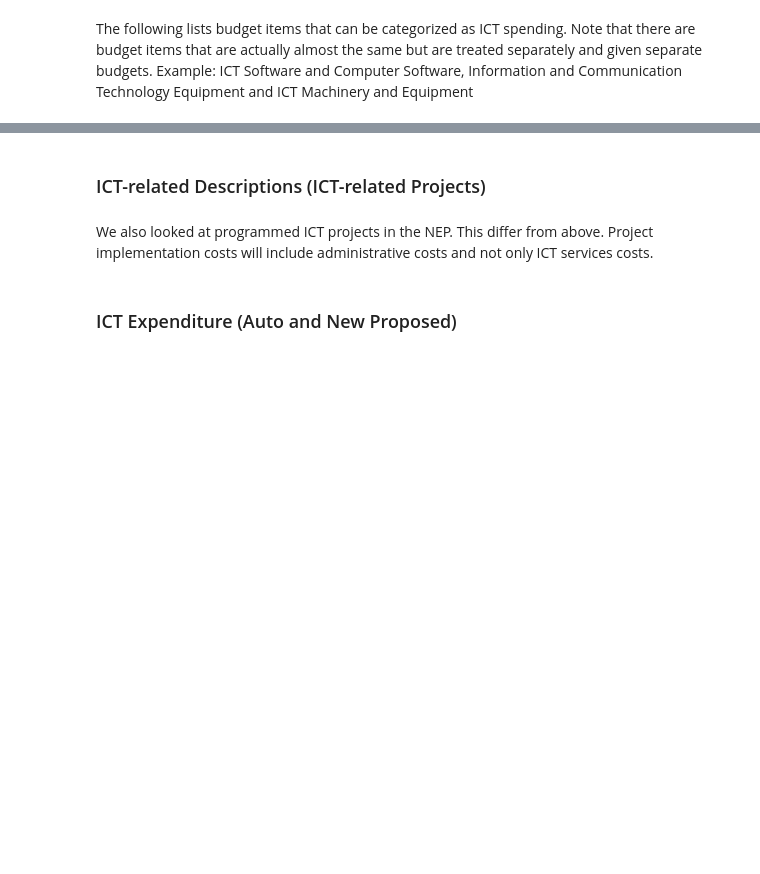
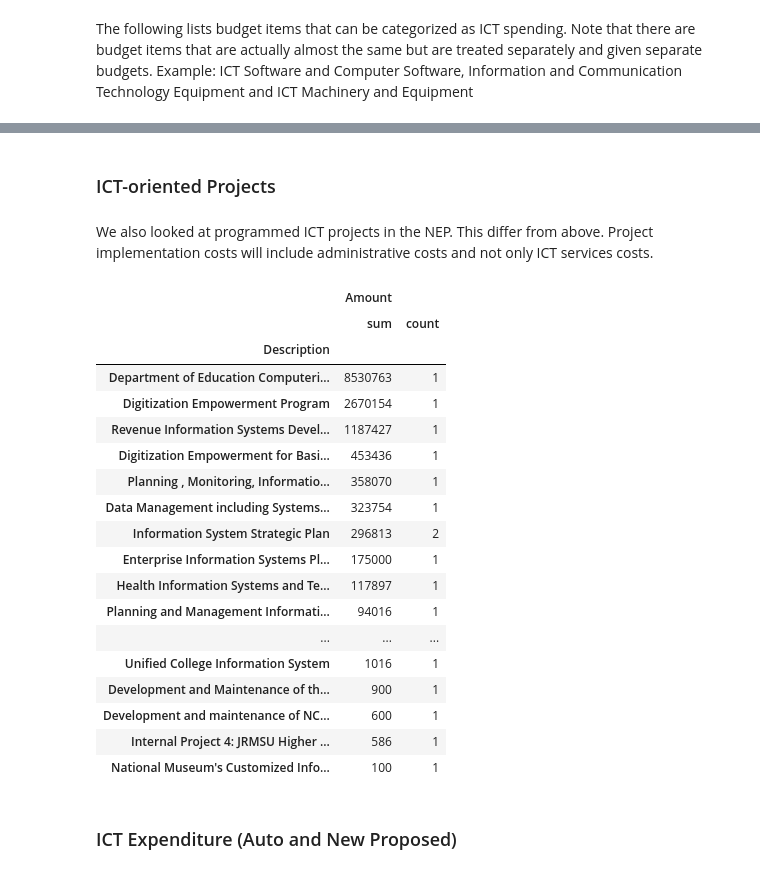
Before and after one commit to RickBahague/ICT4P, a Jupyter notebook: NEP2015/ICT Spending in the 2015 NEP PR Data.ipynb, the cells around one changed output, grey strips where cells are left out. Saved outputs shown, nothing was run; the diff lists cells and outputs as text; code cells hidden in the pictures; blank space fills up the shorter version.

```diff
--- a/NEP2015/ICT Spending in the 2015 NEP PR Data.ipynb
+++ b/NEP2015/ICT Spending in the 2015 NEP PR Data.ipynb
@@ -93,16 +133,37 @@ ict_item_department['Share %'] = ict_item_department['Amount']/ict_item_departme
 # %% [markdown]
-### ICT-related Descriptions (ICT-related Projects)
+### ICT-oriented Projects
 # %% [markdown]
 We also looked at programmed ICT projects in the NEP. This differ from above. Project implementation costs will include administrative costs and not only ICT services costs.
 # %%
 search_data = 'BalinkBayan Portal|Digitization|Software System|Information System|Data banking|Data Management|Knowledge Management|Information Management|Computerization|Information technology'
 ict_project_details = all_data[all_data.Description.str.contains(search_data,na=0)]
 a=ict_project_details[ict_project_details.NEP=='NEW'][['Department','Description','Amount']].groupby(['Department','Description']).sum()
 ict_projects = a.groupby(level=0).agg(['sum','count'])
 
 #ict_project_details.to_csv('ICT Project Details.csv')
 ict_descriptions = a.groupby(level=1).agg(['sum','count'])
 ict_descriptions.sort([('Amount','sum')],ascending=False,inplace=True)
+ict_descriptions
+# %% [output]
+|  | Amount |  |
+|  | sum | count |
+| Description |  |  |
+| Department of Education Computeri... | 8530763 | 1 |
+| Digitization Empowerment Program | 2670154 | 1 |
+| Revenue Information Systems Devel... | 1187427 | 1 |
+| Digitization Empowerment for Basi... | 453436 | 1 |
+| Planning , Monitoring, Informatio... | 358070 | 1 |
+| Data Management including Systems... | 323754 | 1 |
+| Information System Strategic Plan | 296813 | 2 |
+| Enterprise Information Systems Pl... | 175000 | 1 |
+| Health Information Systems and Te... | 117897 | 1 |
+| Planning and Management Informati... | 94016 | 1 |
+| ... | ... | ... |
+| Unified College Information System | 1016 | 1 |
+| Development and Maintenance of th... | 900 | 1 |
+| Development and maintenance of NC... | 600 | 1 |
+| Internal Project 4: JRMSU Higher ... | 586 | 1 |
+| National Museum's Customized Info... | 100 | 1 |
 # %% [markdown]
 ### ICT Expenditure (Auto and New Proposed)
 # %%
```
Also changed, not shown: parts of 10 cells of this notebook.
